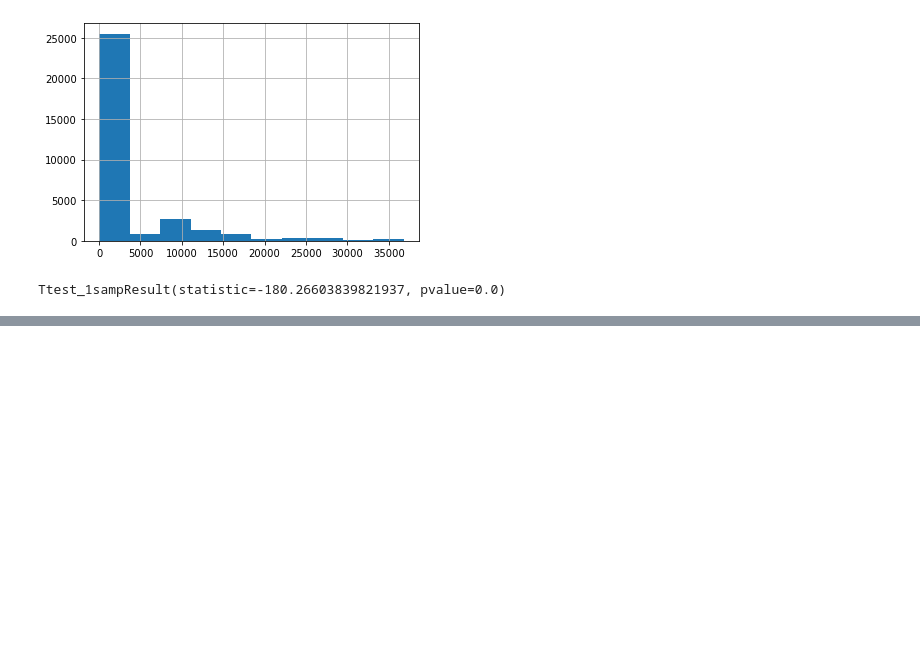
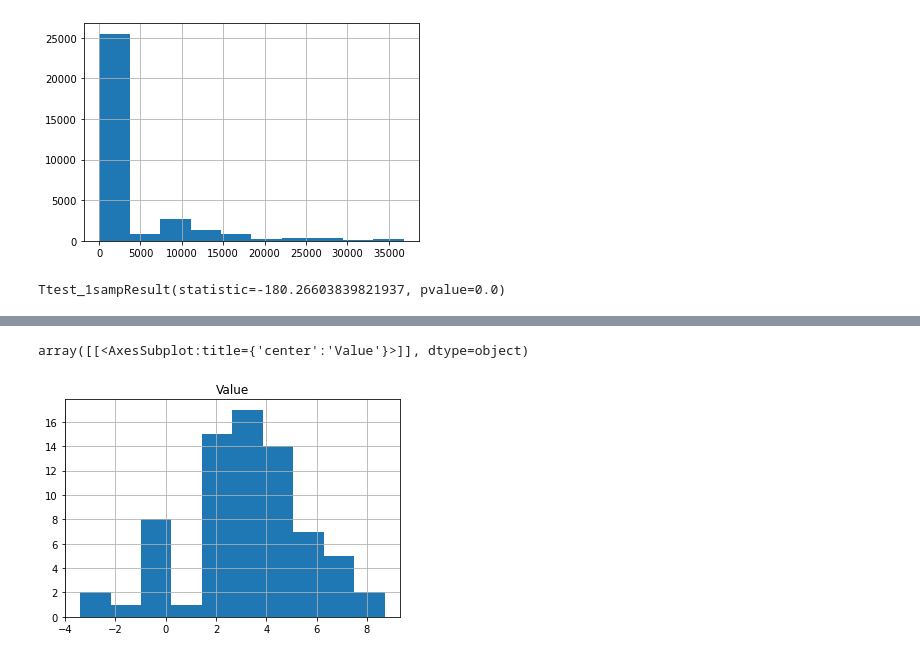
Before and after one commit to Darringtonh2/WozUFinalProject, a Jupyter notebook: Code/Single Sample T-test .ipynb, the cells around one changed output, grey strips where cells are left out. Saved outputs shown, nothing was run; the diff lists cells and outputs as text; code cells hidden in the pictures; blank space fills up the shorter version.

```diff
--- a/Code/Single Sample T-test .ipynb
+++ b/Code/Single Sample T-test .ipynb
@@ -131,0 +152,5 @@ Was unsuccesful in running a Single Sample T-test for S&P 500
+# %%
+FullYearGDP.hist()
+# %% [output]
+array([[<AxesSubplot:title={'center':'Value'}>]], dtype=object)
+[figure, added]
```
Also changed, not shown: parts of 146 cells of this notebook.
